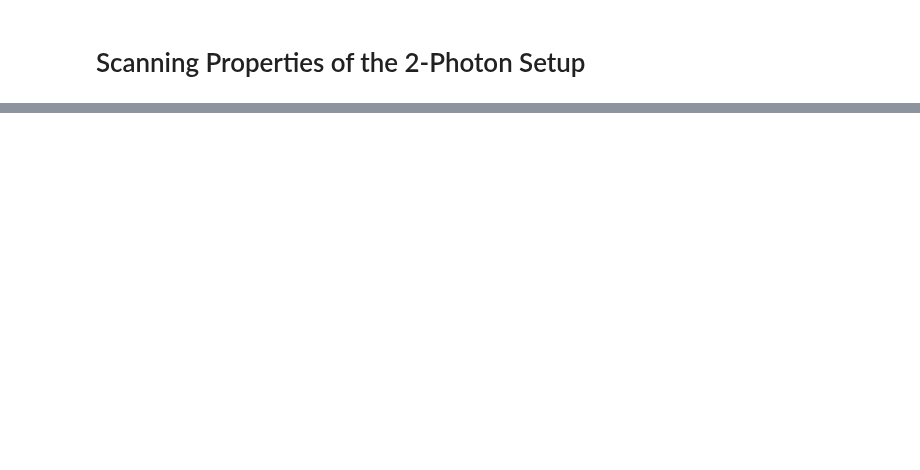
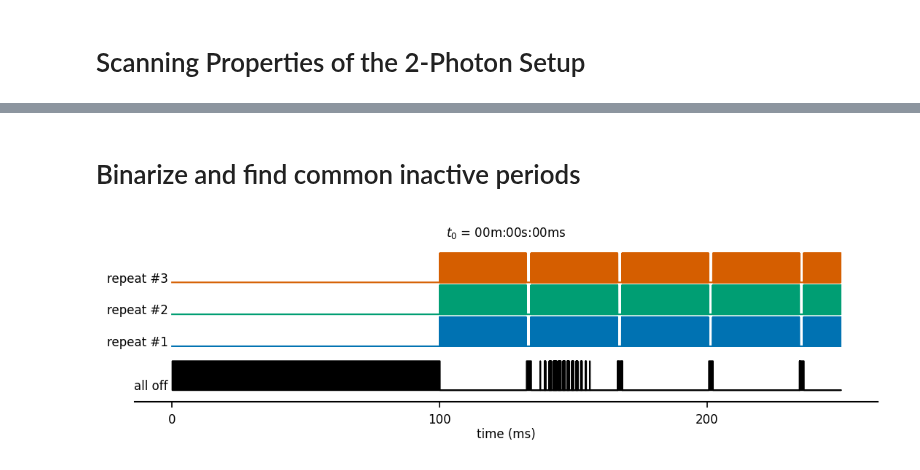
Before and after one commit to yzerlaut/physion, a Jupyter notebook: src/physion/imaging/2P-Scanning-Properties.ipynb, the cells around one changed output, grey strips where cells are left out. Cells and saved outputs as stored; diff of their text form; code cells hidden in the pictures; blank space fills up the shorter version.

```diff
--- a/src/physion/imaging/2P-Scanning-Properties.ipynb
+++ b/src/physion/imaging/2P-Scanning-Properties.ipynb
@@ -20,0 +62,15 @@ for i, rec in enumerate(recs):
+# %% [markdown]
+# Binarize and find common inactive periods
+# %%
+threshold = 0.1
+nmax = np.inf
+for i in range(len(data)):
+    data[i]['binary'] = np.zeros(len(data[i]['t']), dtype=bool)
+    data[i]['binary'][ (data[i]['pockels'] >= threshold) ] = True
+    nmax = min([nmax, len(data[i]['t'])])
+inactive = np.zeros(nmax, dtype=bool)
+cond = np.sum([data[i]['binary'][:nmax] for i in range(len(data))], axis=0)==0
+inactive[cond] = True
+plot(data, 0, 250, key='binary', inactive=inactive)
+# %% [output]
+[figure, added]
```
Also changed, not shown: parts of 18 cells of this notebook.
